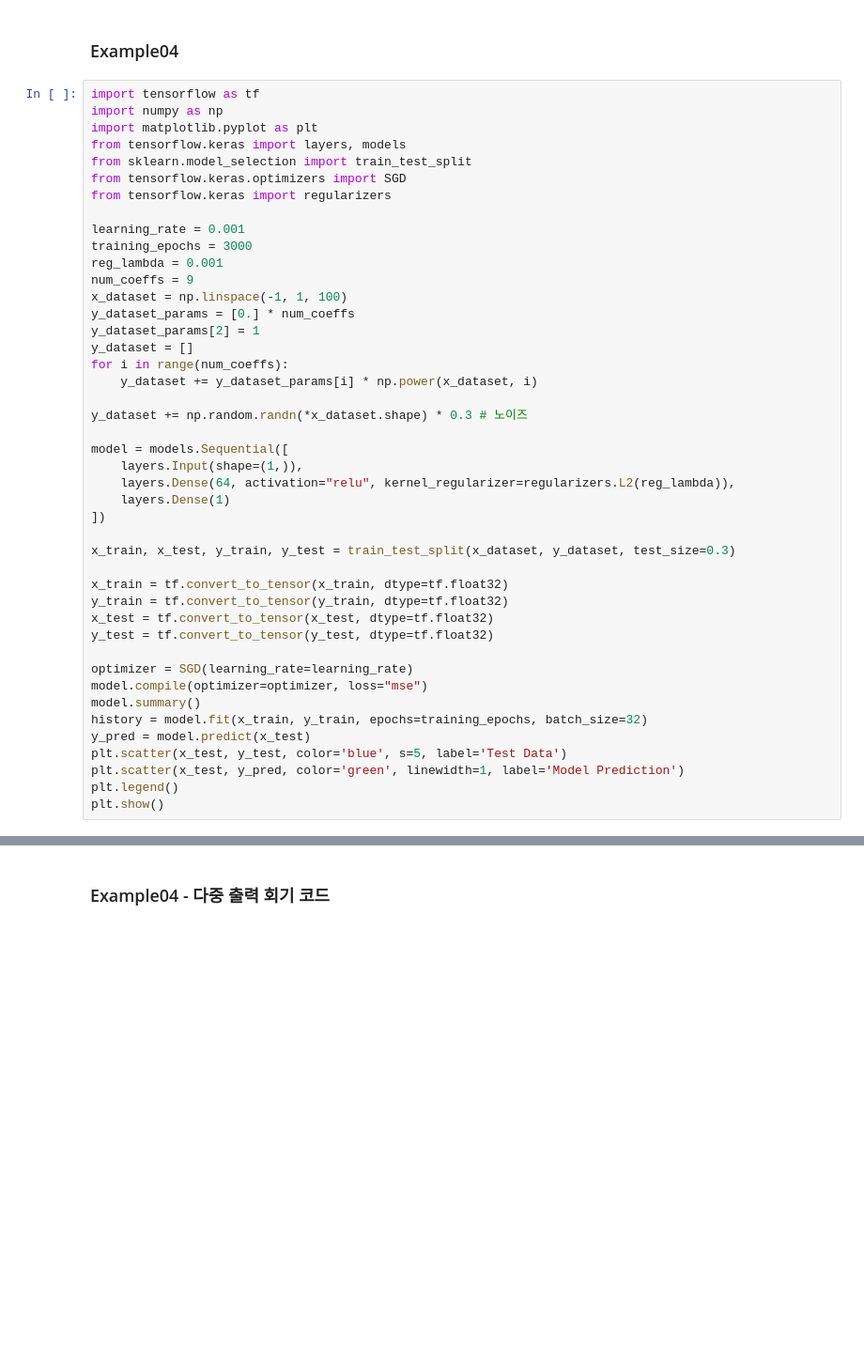
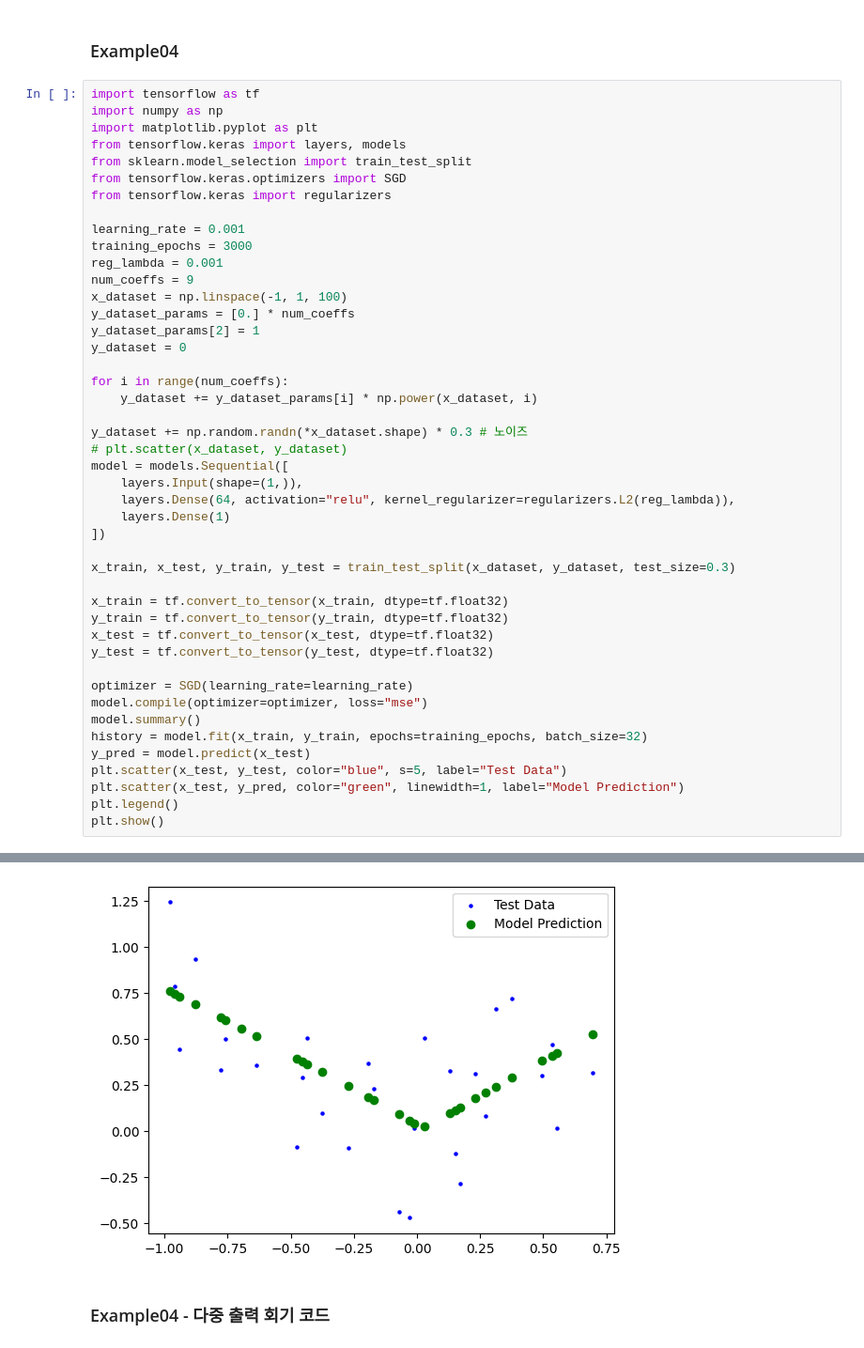
Before and after one commit to minjunkim0205/MachineLearningApplication-JaemokAhn, a Jupyter notebook: Mid/Week04a/Example.ipynb, the cells around one changed output, grey strips where cells are left out. Shown: that part at 94% size. Saved outputs shown, nothing was run; the diff lists cells and outputs as text; blank space fills up the shorter version.

```diff
--- a/Mid/Week04a/Example.ipynb
+++ b/Mid/Week04a/Example.ipynb
@@ -162,12 +122,13 @@ num_coeffs = 9
 x_dataset = np.linspace(-1, 1, 100)
 y_dataset_params = [0.] * num_coeffs
 y_dataset_params[2] = 1
-y_dataset = []
+y_dataset = 0
+
 for i in range(num_coeffs):
     y_dataset += y_dataset_params[i] * np.power(x_dataset, i)
 
 y_dataset += np.random.randn(*x_dataset.shape) * 0.3 # 노이즈
-
+# plt.scatter(x_dataset, y_dataset)
 model = models.Sequential([
     layers.Input(shape=(1,)),
     layers.Dense(64, activation="relu", kernel_regularizer=regularizers.L2(reg_lambda)),
@@ -186,8 +147,8 @@ model.compile(optimizer=optimizer, loss="mse")
 model.summary()
 history = model.fit(x_train, y_train, epochs=training_epochs, batch_size=32)
 y_pred = model.predict(x_test)
-plt.scatter(x_test, y_test, color='blue', s=5, label='Test Data')
-plt.scatter(x_test, y_pred, color='green', linewidth=1, label='Model Prediction')
+plt.scatter(x_test, y_test, color="blue", s=5, label="Test Data")
+plt.scatter(x_test, y_pred, color="green", linewidth=1, label="Model Prediction")
 plt.legend()
 plt.show()
 # %% [output]
@@ -195,2 +172,3 @@ ValueError: operands could not be broadcast together with shapes (0,) (100,)
+[figure, added]
 # %% [markdown]
 ### Example04 - 다중 출력 회기 코드
```
Also changed, not shown: parts of 5 cells of this notebook, 3 other files.
